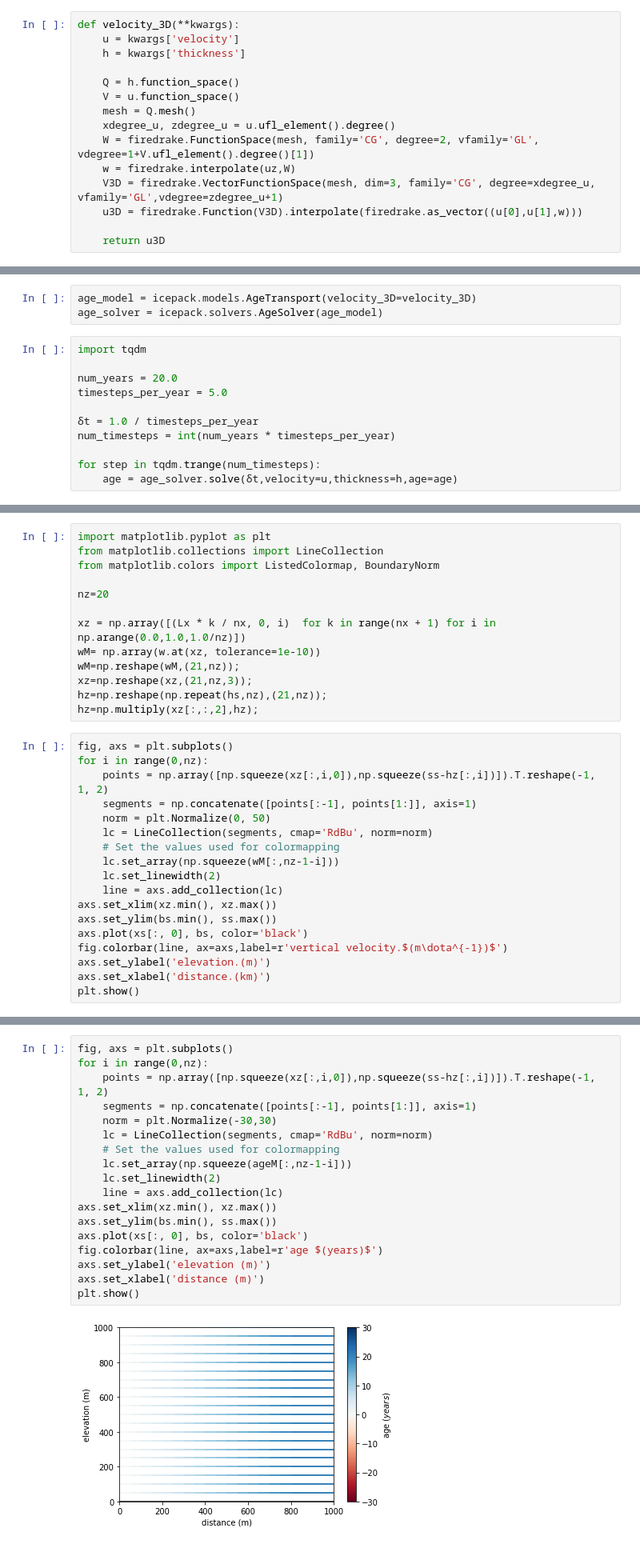
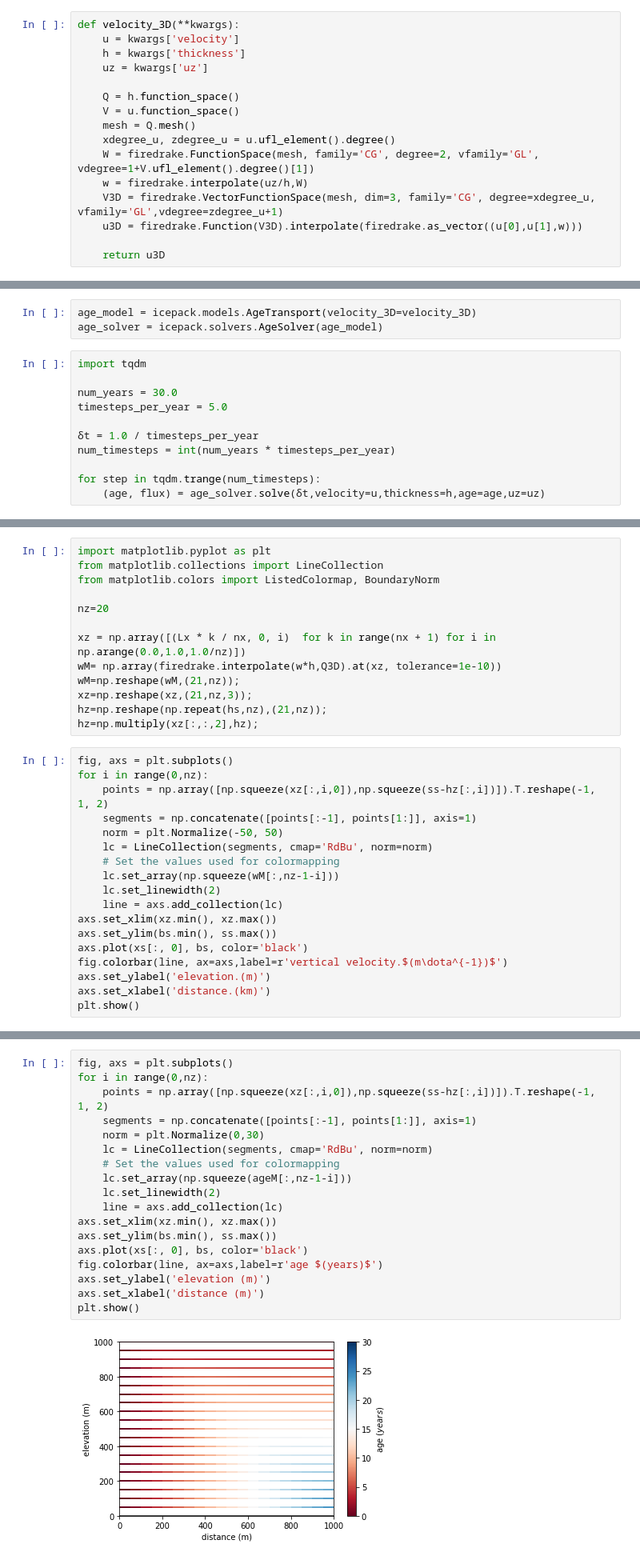
Before and after one commit to jabadge/icepack, a Jupyter notebook: notebooks/tutorials/age_model_test.ipynb, the cells around one changed output, grey strips where cells are left out. Shown at 80% size. Drawn from its saved outputs; the diff is of its cells as text.

```diff
--- a/notebooks/tutorials/age_model_test.ipynb
+++ b/notebooks/tutorials/age_model_test.ipynb
@@ -31,13 +31,14 @@ age = firedrake.interpolate(firedrake.Constant(0.0),Q3D)
 def velocity_3D(**kwargs):
     u = kwargs['velocity']
     h = kwargs['thickness']
+    uz = kwargs['uz']
 
     Q = h.function_space()
     V = u.function_space()
     mesh = Q.mesh()
     xdegree_u, zdegree_u = u.ufl_element().degree()
     W = firedrake.FunctionSpace(mesh, family='CG', degree=2, vfamily='GL', vdegree=1+V.ufl_element().degree()[1])
-    w = firedrake.interpolate(uz,W)
+    w = firedrake.interpolate(uz/h,W)
     V3D = firedrake.VectorFunctionSpace(mesh, dim=3, family='CG', degree=xdegree_u, vfamily='GL',vdegree=zdegree_u+1)
     u3D = firedrake.Function(V3D).interpolate(firedrake.as_vector((u[0],u[1],w)))
 
@@ -48,14 +51,14 @@ age_solver = icepack.solvers.AgeSolver(age_model)
 # %%
 import tqdm
 
-num_years = 20.0
+num_years = 30.0
 timesteps_per_year = 5.0
 
 δt = 1.0 / timesteps_per_year
 num_timesteps = int(num_years * timesteps_per_year)
 
 for step in tqdm.trange(num_timesteps):
-    age = age_solver.solve(δt,velocity=u,thickness=h,age=age)
+    (age, flux) = age_solver.solve(δt,velocity=u,thickness=h,age=age,uz=uz)
 # %%
 fig, axes = icepack.plot.subplots()
 colors = icepack.plot.tripcolor(u, axes=axes, cmap='RdBu', vmin=0, vmax=50)
@@ -84,7 +87,7 @@ from matplotlib.colors import ListedColormap, BoundaryNorm
 nz=20
 
 xz = np.array([(Lx * k / nx, 0, i)  for k in range(nx + 1) for i in np.arange(0.0,1.0,1.0/nz)])
-wM= np.array(w.at(xz, tolerance=1e-10))
+wM= np.array(firedrake.interpolate(w*h,Q3D).at(xz, tolerance=1e-10))
 wM=np.reshape(wM,(21,nz));
 xz=np.reshape(xz,(21,nz,3));
 hz=np.reshape(np.repeat(hs,nz),(21,nz));
@@ -94,7 +97,7 @@ fig, axs = plt.subplots()
 for i in range(0,nz):
     points = np.array([np.squeeze(xz[:,i,0]),np.squeeze(ss-hz[:,i])]).T.reshape(-1, 1, 2)
     segments = np.concatenate([points[:-1], points[1:]], axis=1)
-    norm = plt.Normalize(0, 50)
+    norm = plt.Normalize(-50, 50)
     lc = LineCollection(segments, cmap='RdBu', norm=norm)
     # Set the values used for colormapping
     lc.set_array(np.squeeze(wM[:,nz-1-i]))
@@ -117,20 +120,20 @@ xz=np.reshape(xz,(21,nz,3));
 # %%
 fig, axs = plt.subplots()
 for i in range(0,nz):
     points = np.array([np.squeeze(xz[:,i,0]),np.squeeze(ss-hz[:,i])]).T.reshape(-1, 1, 2)
     segments = np.concatenate([points[:-1], points[1:]], axis=1)
-    norm = plt.Normalize(-30,30)
+    norm = plt.Normalize(0,30)
     lc = LineCollection(segments, cmap='RdBu', norm=norm)
     # Set the values used for colormapping
     lc.set_array(np.squeeze(ageM[:,nz-1-i]))
     lc.set_linewidth(2)
     line = axs.add_collection(lc)
 axs.set_xlim(xz.min(), xz.max())
 axs.set_ylim(bs.min(), ss.max())
 axs.plot(xs[:, 0], bs, color='black')
 fig.colorbar(line, ax=axs,label=r'age $(years)$')
 axs.set_ylabel('elevation (m)')
 axs.set_xlabel('distance (m)')
 plt.show()
 # %% [output]
-[figure, old version]
+[figure, new version]
```
Also changed, not shown: parts of 10 cells of this notebook, 2 other files.
